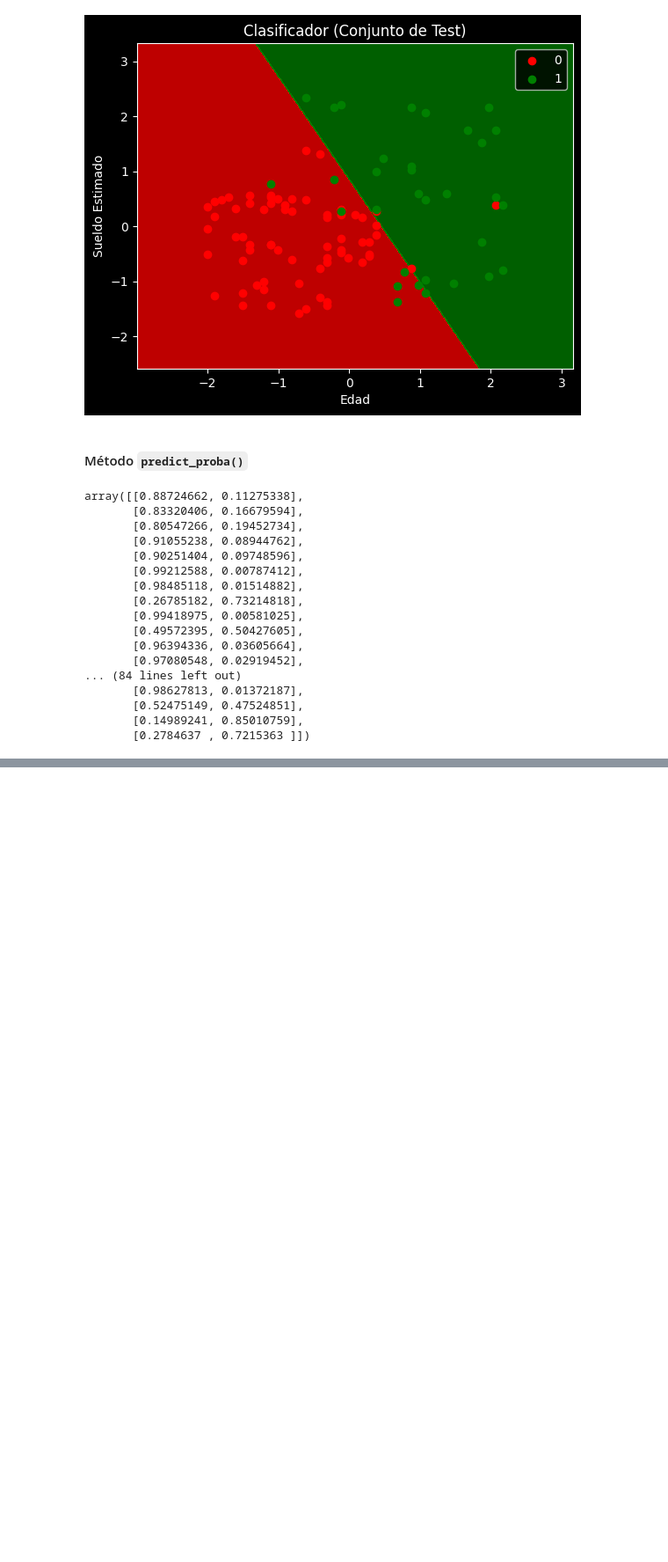
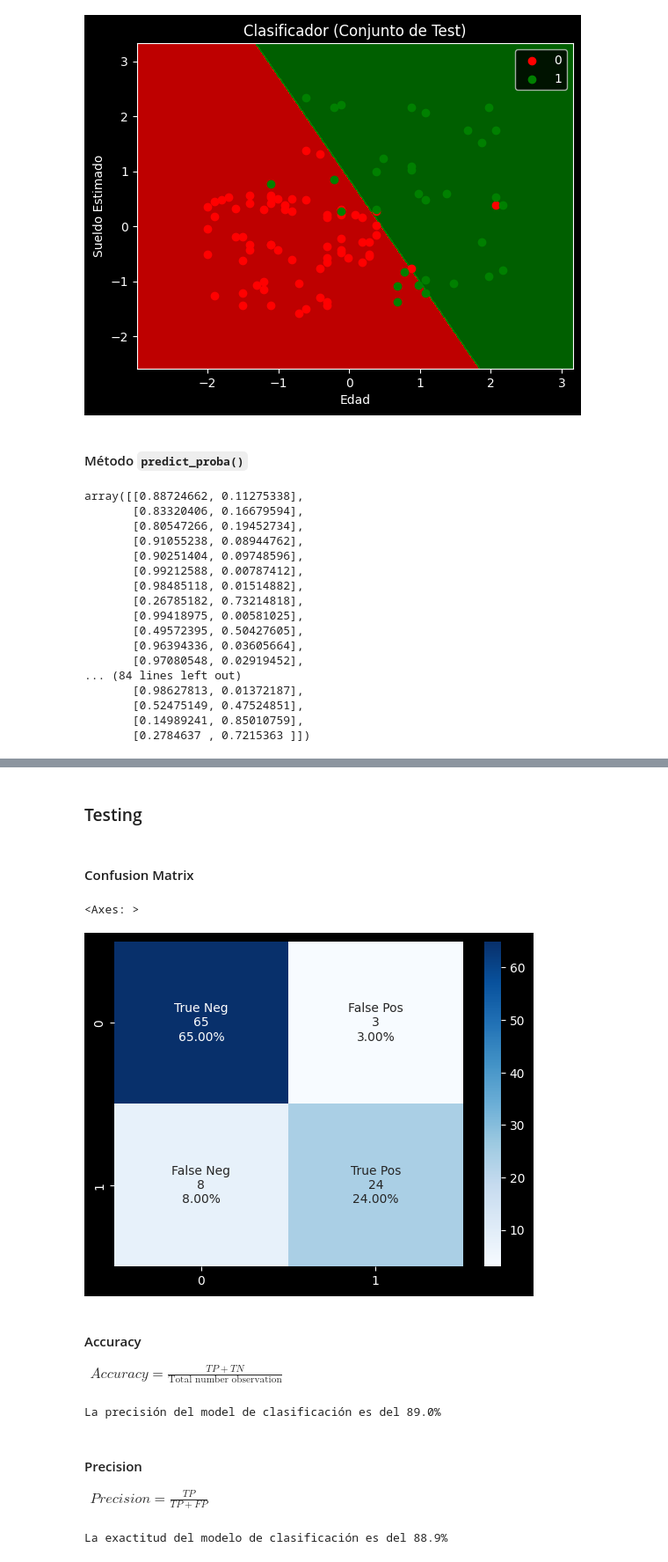
Before and after one commit to chechoreyes/zero_to_ml_curso, a Jupyter notebook: 06_ML_Classification/classification.ipynb, the cells around one changed output, grey strips where cells are left out. Shown: that part at 88% size. Saved outputs shown, nothing was run; the diff lists cells and outputs as text; code cells hidden in the pictures; blank space fills up the shorter version.

```diff
--- a/06_ML_Classification/classification.ipynb
+++ b/06_ML_Classification/classification.ipynb
@@ -245,0 +278,49 @@ array([0, 0, 0, 0, 0, 0, 0, 1, 0, 0, 0, 0, 0, 0, 0, 0, 0, 0, 1, 0, 0, 1,
+# %% [markdown]
+### Testing
+# %% [markdown]
+#### Confusion Matrix
+# %%
+y_pred = classifier.predict(X_test)
+cf_matrix = confusion_matrix(y_test, y_pred)
+# %%
+group_names = ["True Neg", "False Pos", "False Neg", "True Pos"]
+group_counts = ["{0:0.0f}".format(value) for value in cf_matrix.flatten()]
+group_percentages = [
+    "{0:.2%}".format(value) for value in cf_matrix.flatten() / np.sum(cf_matrix)
+]
+labels = [
+    f"{v1}\n{v2}\n{v3}"
+    for v1, v2, v3 in zip(group_names, group_counts, group_percentages)
+]
+
+labels = np.asarray(labels).reshape(2, 2)
+sns.heatmap(cf_matrix, annot=labels, fmt="", cmap="Blues")
+# %% [output]
+<Axes: >
+[figure, added]
+# %% [markdown]
+#### Accuracy
+
+$
+\begin{align}
+Accuracy = \frac{TP + TN}{\text{Total number observation}}
+\end{align}
+$
+# %%
+accuracy = accuracy_score(y_test, y_pred)
+print(f"La precisión del modelo de clasificación es del {accuracy:0.1%}")
+# %% [output]
+La precisión del model de clasificación es del 89.0%
+# %% [markdown]
+#### Precision
+
+$
+\begin{align}
+Precision = \frac{TP}{TP+FP}
+\end{align}
+$
+# %%
+precision = precision_score(y_test, y_pred)
+print(f"La exactitud del modelo de clasificación es del {precision:0.1%}")
+# %% [output]
+La exactitud del modelo de clasificación es del 88.9%
```
Also changed, not shown: parts of 19 cells of this notebook.
